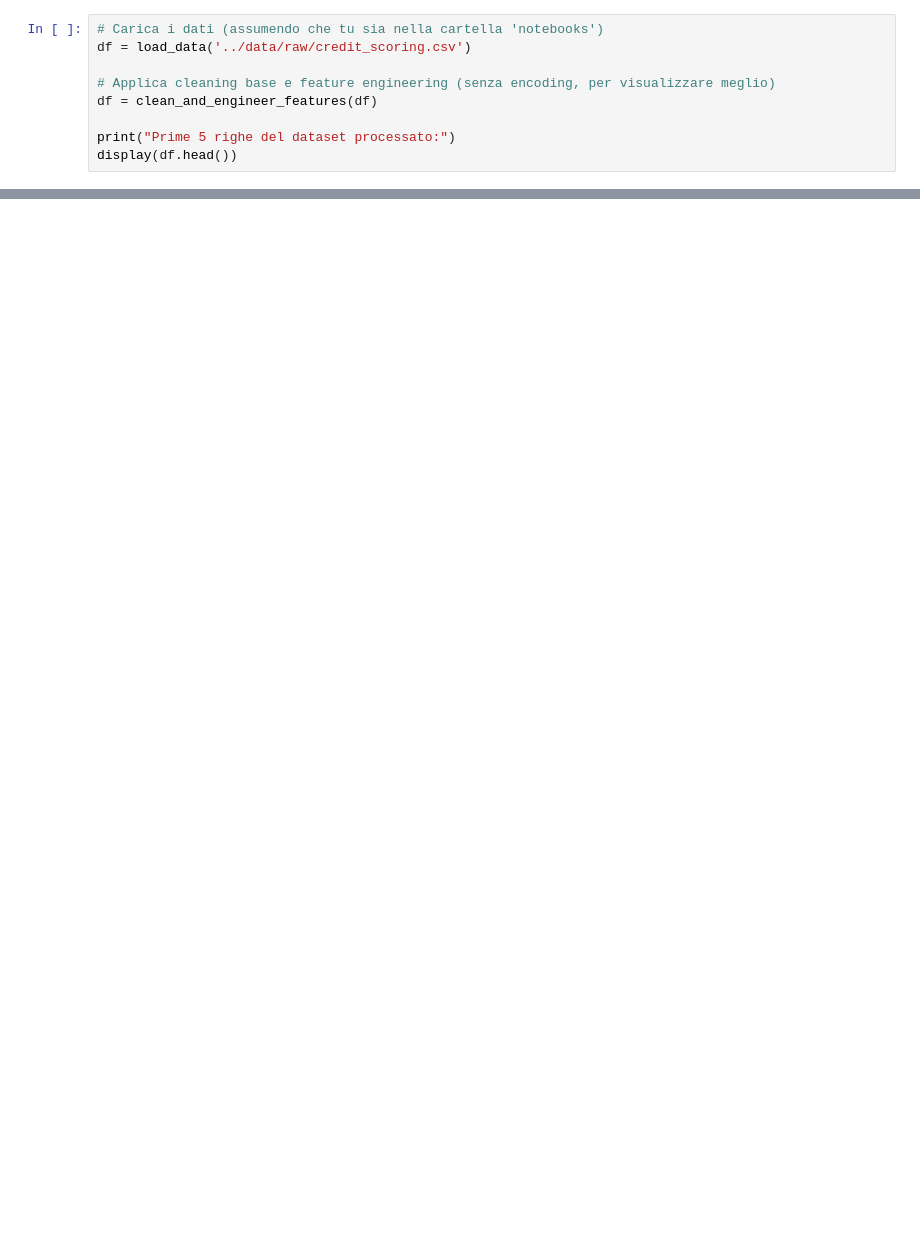
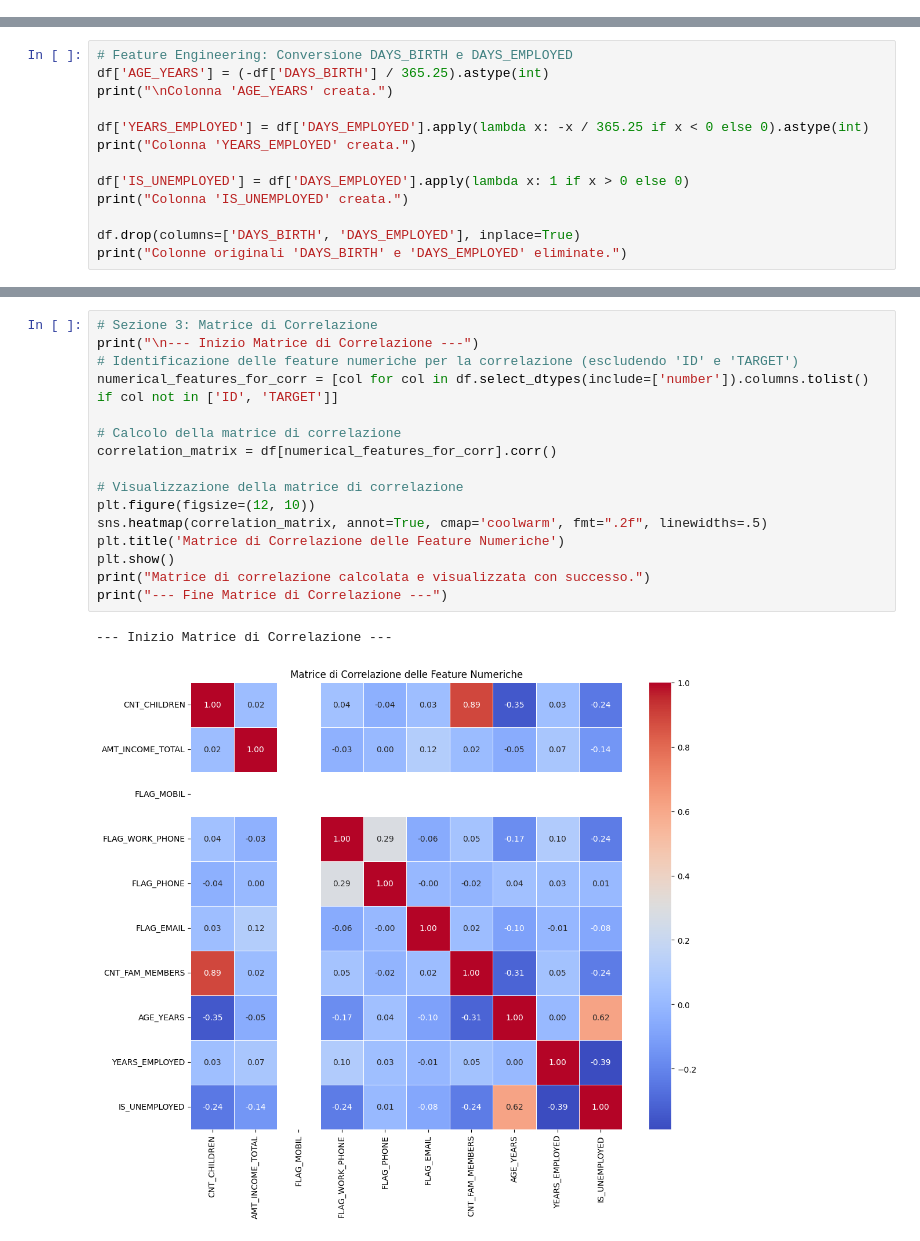
Before and after one commit to perofficial/creditcard_predictive_model, a Jupyter notebook: notebooks/model_engineering.ipynb, the cells around one changed output, grey strips where cells are left out. Cells and saved outputs as stored; diff of their text form; blank space fills up the shorter version.

Commit message:
upgrade notebooks

```diff
--- a/notebooks/model_engineering.ipynb
+++ b/notebooks/model_engineering.ipynb
@@ -20,9 +0,0 @@ print("Librerie caricate e path configurato.")
-# %%
-# Carica i dati (assumendo che tu sia nella cartella 'notebooks')
-df = load_data('../data/raw/credit_scoring.csv')
-
-# Applica cleaning base e feature engineering (senza encoding, per visualizzare meglio)
-df = clean_and_engineer_features(df)
-
-print("Prime 5 righe del dataset processato:")
-display(df.head())
@@ -44,0 +118,13 @@ plot_correlations(df)
+# %%
+# Feature Engineering: Conversione DAYS_BIRTH e DAYS_EMPLOYED
+df['AGE_YEARS'] = (-df['DAYS_BIRTH'] / 365.25).astype(int)
+print("\nColonna 'AGE_YEARS' creata.")
+
+df['YEARS_EMPLOYED'] = df['DAYS_EMPLOYED'].apply(lambda x: -x / 365.25 if x < 0 else 0).astype(int)
+print("Colonna 'YEARS_EMPLOYED' creata.")
+
+df['IS_UNEMPLOYED'] = df['DAYS_EMPLOYED'].apply(lambda x: 1 if x > 0 else 0)
+print("Colonna 'IS_UNEMPLOYED' creata.")
+
+df.drop(columns=['DAYS_BIRTH', 'DAYS_EMPLOYED'], inplace=True)
+print("Colonne originali 'DAYS_BIRTH' e 'DAYS_EMPLOYED' eliminate.")
@@ -44,0 +234,19 @@ plot_correlations(df)
+# %%
+# Sezione 3: Matrice di Correlazione
+print("\n--- Inizio Matrice di Correlazione ---")
+# Identificazione delle feature numeriche per la correlazione (escludendo 'ID' e 'TARGET')
+numerical_features_for_corr = [col for col in df.select_dtypes(include=['number']).columns.tolist() if col not in ['ID', 'TARGET']]
+
+# Calcolo della matrice di correlazione
+correlation_matrix = df[numerical_features_for_corr].corr()
+
+# Visualizzazione della matrice di correlazione
+plt.figure(figsize=(12, 10))
+sns.heatmap(correlation_matrix, annot=True, cmap='coolwarm', fmt=".2f", linewidths=.5)
+plt.title('Matrice di Correlazione delle Feature Numeriche')
+plt.show()
+print("Matrice di correlazione calcolata e visualizzata con successo.")
+print("--- Fine Matrice di Correlazione ---")
+# %% [output]
+--- Inizio Matrice di Correlazione ---
+[figure, added]
```
Also changed, not shown: parts of 33 cells of this notebook, 1 other file.
